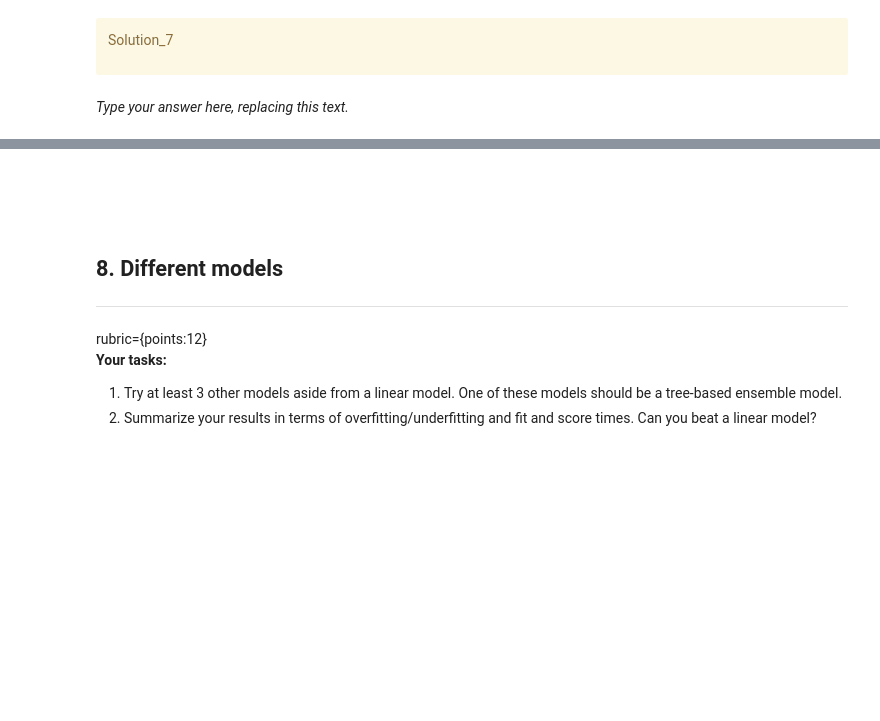
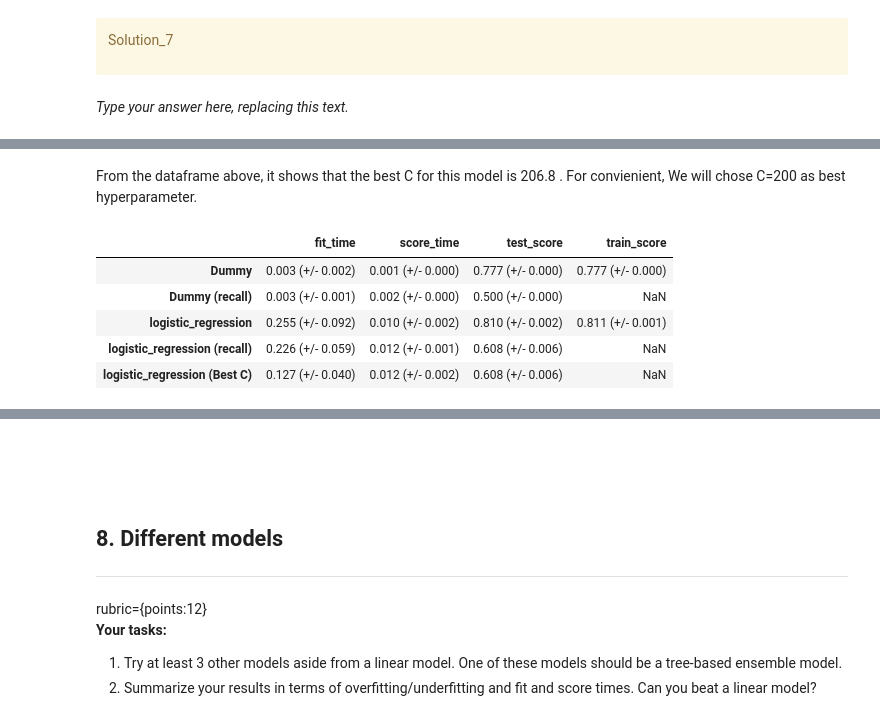
Before and after one commit to Nick-zhen/ML-Project, a Jupyter notebook: hw5/hw5.ipynb, the cells around one changed output, grey strips where cells are left out. Drawn from its saved outputs; the diff is of its cells as text; code cells hidden in the pictures; blank space fills up the shorter version.

```diff
--- a/hw5/hw5.ipynb
+++ b/hw5/hw5.ipynb
@@ -482,0 +510,3 @@ Ellipsis
+# %%
+results["Dummy (recall)"] = mean_std_cross_val_scores(dummy, X_train, y_train, scoring=target_score)
+pd.DataFrame(results).T
@@ -519,0 +556,3 @@ _Type your answer here, replacing this text._
+# %%
+results['logistic_regression (recall)'] = mean_std_cross_val_scores(pipe_lr, X_train, y_train, scoring=target_score)
+pd.DataFrame(results).T
@@ -519,0 +612,14 @@ _Type your answer here, replacing this text._
+# %% [markdown]
+From the dataframe above, it shows that the best C for this model is 206.8 . For convienient, We will chose C=200 as best hyperparameter.
+# %%
+best_lr = LogisticRegression(max_iter=1000, C=200)
+best_pipe_lr = make_pipeline(ct, best_lr)
+results['logistic_regression (Best C)'] = mean_std_cross_val_scores(best_pipe_lr, X_train, y_train, scoring=target_score)
+pd.DataFrame(results).T
+# %% [output]
+|  | fit_time | score_time | test_score | train_score |
+| Dummy | 0.003 (+/- 0.002) | 0.001 (+/- 0.000) | 0.777 (+/- 0.000) | 0.777 (+/- 0.000) |
+| Dummy (recall) | 0.003 (+/- 0.001) | 0.002 (+/- 0.000) | 0.500 (+/- 0.000) | NaN |
+| logistic_regression | 0.255 (+/- 0.092) | 0.010 (+/- 0.002) | 0.810 (+/- 0.002) | 0.811 (+/- 0.001) |
+| logistic_regression (recall) | 0.226 (+/- 0.059) | 0.012 (+/- 0.001) | 0.608 (+/- 0.006) | NaN |
+| logistic_regression (Best C) | 0.127 (+/- 0.040) | 0.012 (+/- 0.002) | 0.608 (+/- 0.006) | NaN |
```
Also changed, not shown: parts of 34 cells of this notebook.
